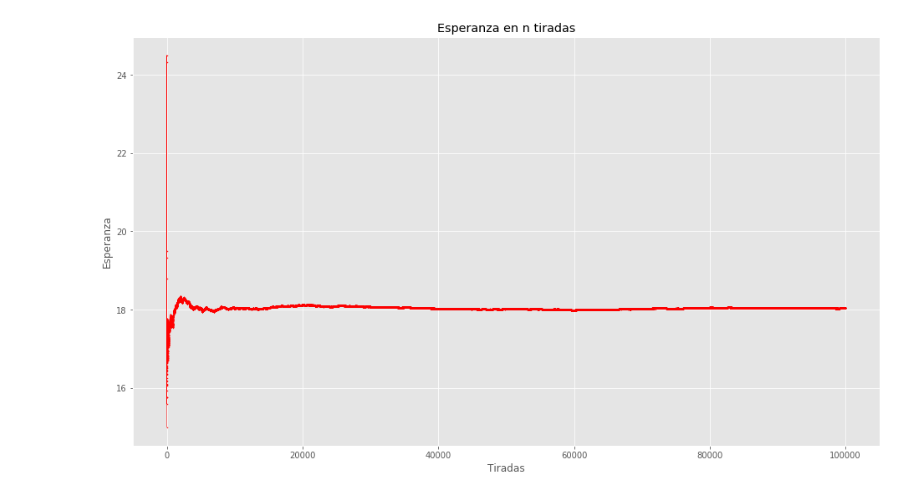
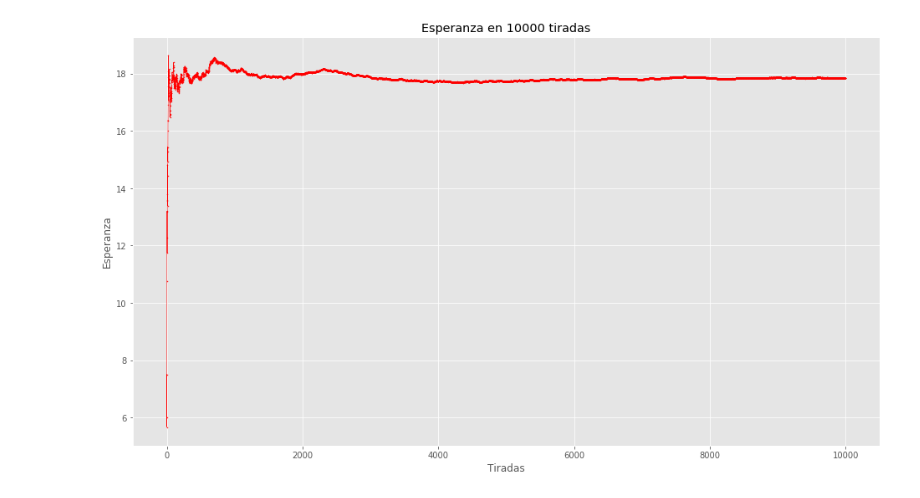
Before and after one commit to robagliom/ruleta, a Jupyter notebook: ruleta.ipynb, the cells around one changed output. Drawn from its saved outputs; the diff is of its cells as text; code cells hidden in the pictures.

```diff
--- a/ruleta.ipynb
+++ b/ruleta.ipynb
@@ -52,17 +28,0 @@ ESPERANZA MATEMÁTICA:  18.03641
-# %%
-#Gráfica 1
-#Histograma
-lista_frecuencias = []
-for i in lista_general:
-    lista_frecuencias.append(i[1])
-
-#Transformamos la lista a enteros
-lista_frec = np.array(lista_frecuencias).astype(int)
-
-#plt.axes((0.1, 0.3, 0.8, 0.6))  # Definimos la posición de los ejes
-plt.bar(lista_posible, lista_frec)  # Dibujamos el gráfico de barras
-#plt.ylim(550,650)  # Limitamos los valores del eje y
-plt.title('HISTOGRAMA')  # Colocamos el título
-plt.xlabel('valores ruleta') # Nombre x
-plt.ylabel('frecuencia absoluta') # Nombre y
-plt.xticks(lista_posible, lista_posible, rotation = 0) #ponemos valores posibles en eje x
@@ -98,7 +52,7 @@ for i in range(1,cant):
     #tirada,frecuencia relativa
     if valor == numero_sale:
         num_apariciones +=1
-    f_r = (num_apariciones/37)/i
+    f_r = num_apariciones/i
     lista_f_relativa.append([i,f_r])
 
 x, y = zip(*[i for i in lista_f_relativa])
@@ -114,42 +68,22 @@ plt.show()
 # %%
 #Gráfica 3
 #Esperanza matemática en n (cant) tiradas
-#Posibles números ruleta
-lista_posible = list(range(37))
-lista_en_cero = []
-for i in lista_posible:
-    #i valor posible, 0 frecuencia absoluta
-    lista_en_cero.append([i,0])
+
+valores_obtenidos = []
 lista_esperanza = []
-lista_aux = lista_en_cero
+for i in range(cant):
+    valores_obtenidos.append(random.randrange(37))
+    #Esperanza matemática
+    esperanza = statistics.mean(valores_obtenidos)
+    lista_esperanza.append([i,esperanza])
 
-for l in range(1,cant+1):
-    lista_aux = lista_en_cero
-    numero_sale = random.randrange(37)
-    for n in lista_aux:
-        #n[0] valor posible
-        #n[1] cantidad de apariciones
-        if numero_sale == n[0]:
-            #incremento cantidad de apariciones
-            n[1] += 1
+x, y = zip(*[m for m in lista_esperanza])
 
-    #tirada, esperanza
-    #Esperanza matemática
-    esperanza = 0
-    for i in lista_aux:
-        #print(i[0],i[1],i[1]/l)
-        #Frecuencia relativa: i[1]/l, cuando n tiende a infinito, la Fr tiende a P(x)
-        #E(X) = Suma(x.P(x))
-        esperanza += i[0]*(i[1]/l)
-    lista_esperanza.append([l,esperanza])
-#print(lista_esperanza)
-x, y = zip(*[m for m in lista_esperanza])
-#print(x,y)
 plt.title('Esperanza en {} tiradas'.format(cant))  # Colocamos el título
 plt.plot(x, y,'ro-', markersize=0.5, lw=0.5)
 plt.grid(True)
 plt.xlabel('Tiradas')
 plt.ylabel('Esperanza')
 plt.show()
 # %% [output]
-[figure, old version]
+[figure, new version]
```
Also changed, not shown: parts of 6 cells of this notebook.
